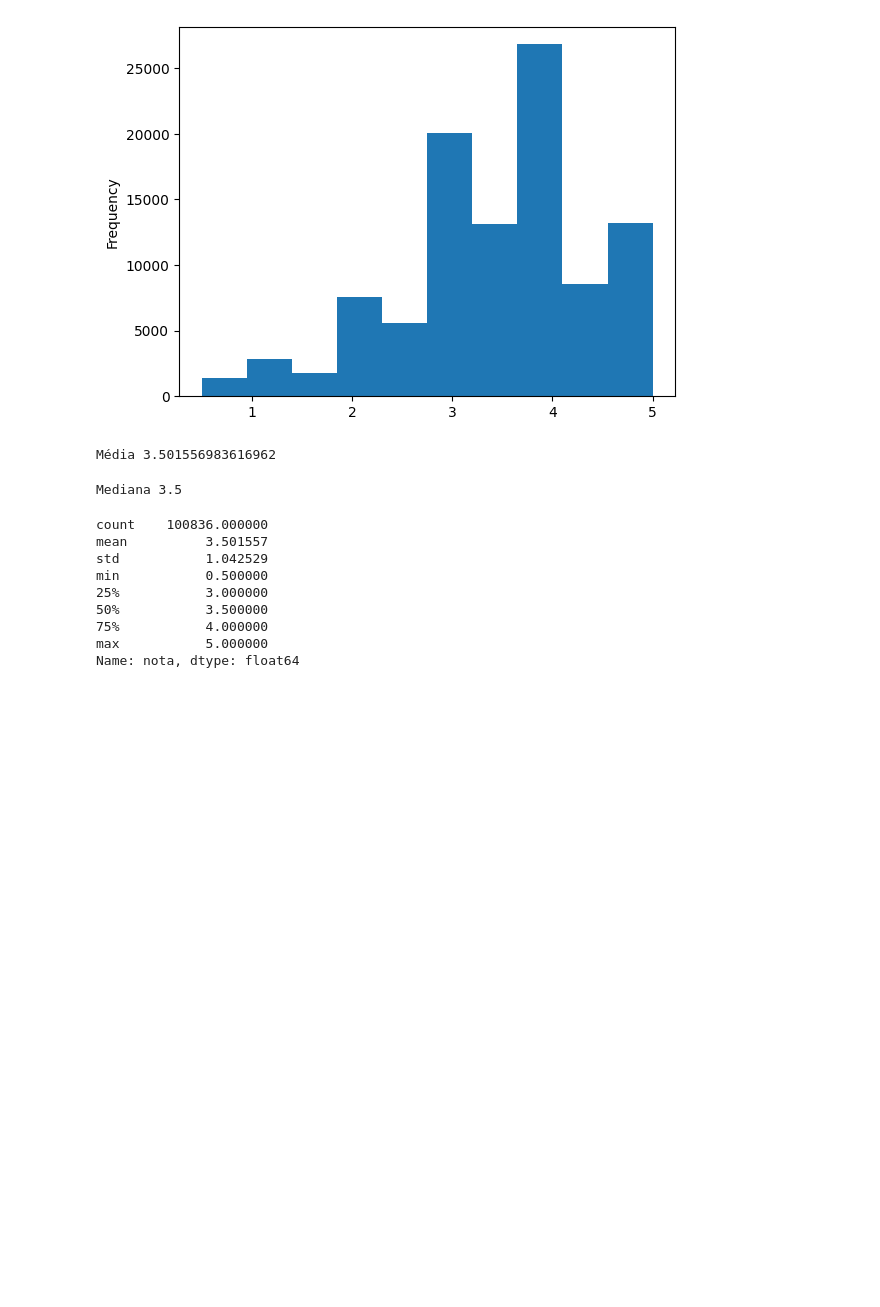
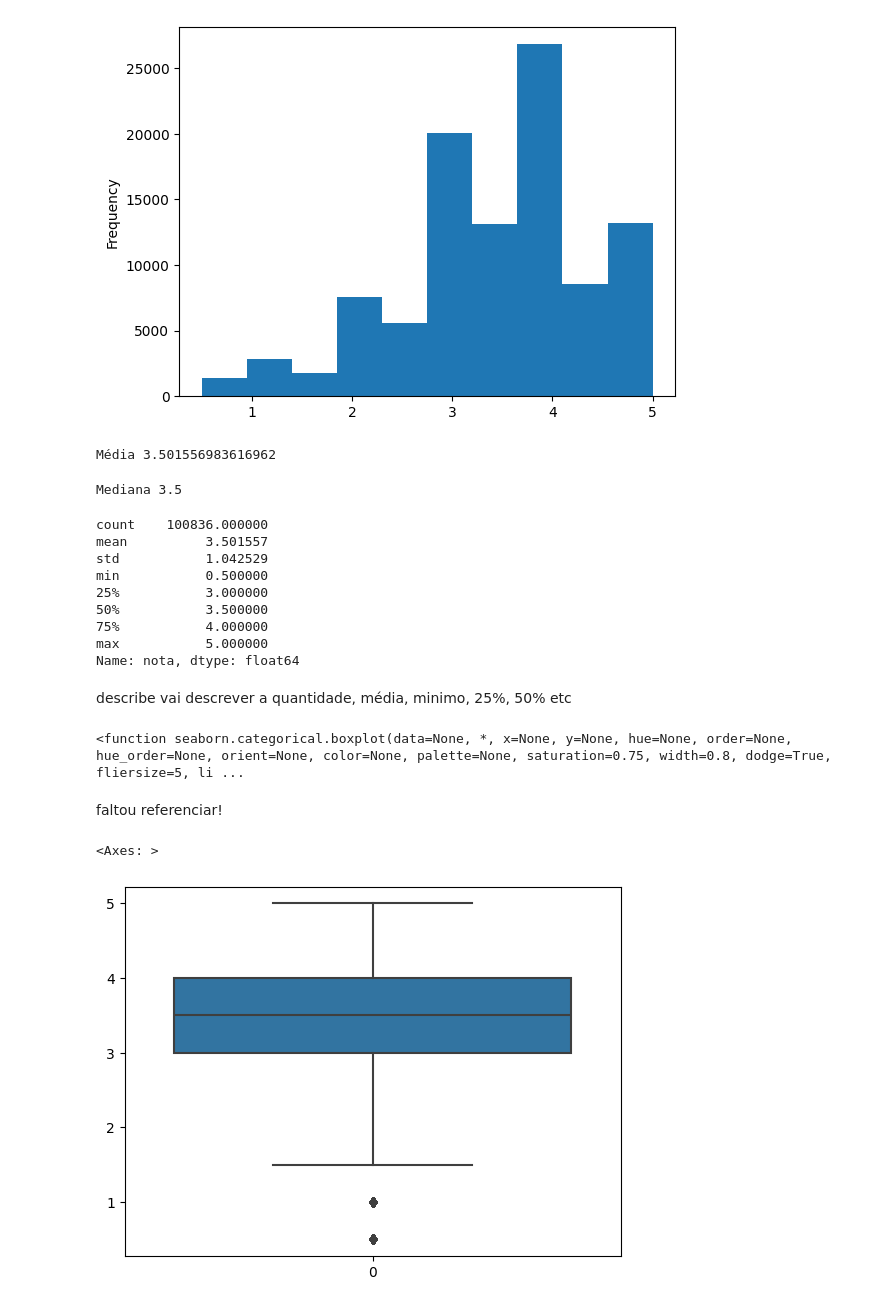
Before and after one commit to LeonSena/analise-dados, a Jupyter notebook: analise.ipynb, the cells around one changed output. Saved outputs shown, nothing was run; the diff lists cells and outputs as text; code cells hidden in the pictures; blank space fills up the shorter version.

```diff
--- a/analise.ipynb
+++ b/analise.ipynb
@@ -108,3 +108,18 @@ min           0.500000
 75%           4.000000
 max           5.000000
 Name: nota, dtype: float64
+# %% [markdown]
+describe vai descrever a quantidade, média, minimo, 25%, 50% etc
+# %%
+import seaborn as sns
+
+sns.boxplot
+# %% [output]
+<function seaborn.categorical.boxplot(data=None, *, x=None, y=None, hue=None, order=None, hue_order=None, orient=None, color=None, palette=None, saturation=0.75, width=0.8, dodge=True, fliersize=5, li ...
+# %% [markdown]
+faltou referenciar!
+# %%
+sns.boxplot(notas.nota)
+# %% [output]
+<Axes: >
+[figure, added]
```
Also changed, not shown: parts of 2 cells of this notebook.
